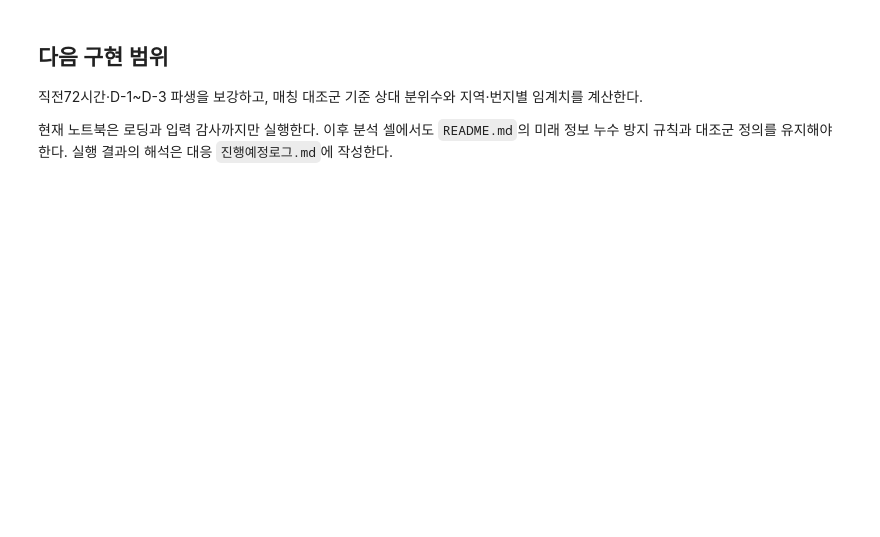
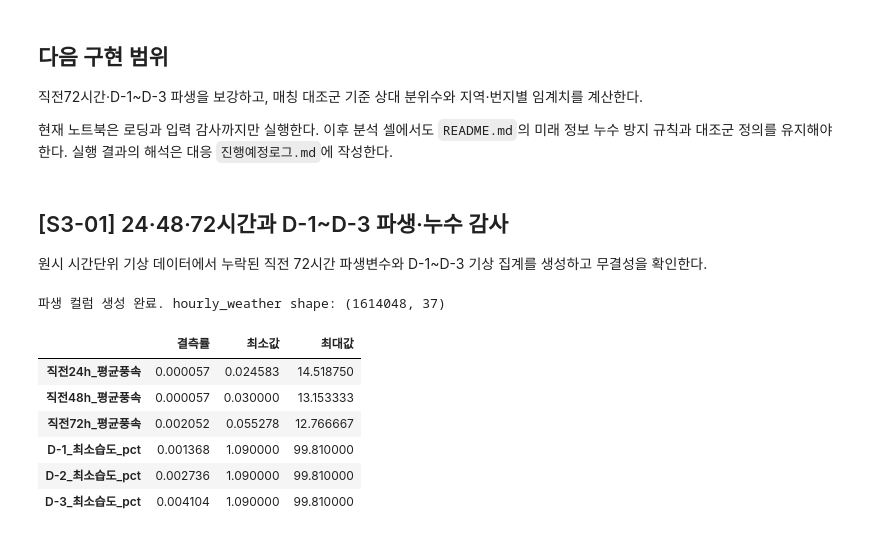
Before and after one commit to Max-JI64/farm-system-public-02, a Jupyter notebook: jsw/강원_재_EDA/Step3_산불발생_선행기상및국지임계치_심화분석.ipynb, the cells around one changed output. Drawn from its saved outputs; the diff is of its cells as text; code cells hidden in the pictures; blank space fills up the shorter version.

```diff
--- a/jsw/강원_재_EDA/Step3_산불발생_선행기상및국지임계치_심화분석.ipynb
+++ b/jsw/강원_재_EDA/Step3_산불발생_선행기상및국지임계치_심화분석.ipynb
@@ -142,3 +207,72 @@ display(frame_inventory(loaded_frames))
 현재 노트북은 로딩과 입력 감사까지만 실행한다. 이후 분석 셀에서도
 `README.md`의 미래 정보 누수 방지 규칙과 대조군 정의를 유지해야 한다.
 실행 결과의 해석은 대응 `진행예정로그.md`에 작성한다.
+# %% [markdown]
+## [S3-01] 24·48·72시간과 D-1~D-3 파생·누수 감사
+원시 시간단위 기상 데이터에서 누락된 직전 72시간 파생변수와 D-1~D-3 기상 집계를 생성하고 무결성을 확인한다.
+# %%
+import pandas as pd
+import numpy as np
+
+raw_hourly = load_hourly_weather(derived=False)
+raw_hourly = raw_hourly.sort_values(['기상셀ID', '일시']).reset_index(drop=True)
+
+gb = raw_hourly.groupby('기상셀ID')
+raw_hourly['직전72h_평균풍속'] = gb['풍속_m_s'].transform(lambda x: x.shift(1).rolling(72, min_periods=36).mean())
+raw_hourly['직전72h_최대풍속'] = gb['풍속_m_s'].transform(lambda x: x.shift(1).rolling(72, min_periods=36).max())
+raw_hourly['직전72h_평균습도'] = gb['습도_pct'].transform(lambda x: x.shift(1).rolling(72, min_periods=36).mean())
+raw_hourly['직전72h_최소습도'] = gb['습도_pct'].transform(lambda x: x.shift(1).rolling(72, min_periods=36).min())
+raw_hourly['직전72h_강수량합'] = gb['강수량_mm'].transform(lambda x: x.shift(1).rolling(72, min_periods=36).sum())
+
+raw_hourly['날짜'] = raw_hourly['일시'].dt.floor('D')
+daily = raw_hourly.groupby(['기상셀ID', '날짜']).agg(
+    평균습도_pct=('습도_pct', 'mean'),
+    최소습도_pct=('습도_pct', 'min'),
+    강수량합_mm=('강수량_mm', 'sum')
+).reset_index()
+
+for d, suffix in [(1, 'D-1'), (2, 'D-2'), (3, 'D-3')]:
+    daily_d = daily.copy()
+    daily_d['target_date'] = daily_d['날짜'] + pd.Timedelta(days=d)
+    daily_d = daily_d.drop(columns=['날짜'])
+    daily_d.columns = ['기상셀ID'] + [f'{suffix}_{c}' for c in daily_d.columns[1:-1]] + ['날짜']
+    raw_hourly = raw_hourly.merge(daily_d, on=['기상셀ID', '날짜'], how='left')
+
+raw_hourly = raw_hourly.drop(columns=['날짜'])
+
+to_add = ['직전72h_평균풍속', '직전72h_최대풍속', '직전72h_평균습도', '직전72h_최소습도', '직전72h_강수량합',
+          'D-2_평균습도_pct', 'D-2_강수량합_mm', 'D-3_평균습도_pct', 'D-3_강수량합_mm']
+if 'D-1_평균습도_pct' not in hourly_weather.columns:
+    to_add += ['D-1_평균습도_pct', 'D-1_최소습도_pct', 'D-1_강수량합_mm']
+
+hourly_weather = hourly_weather.merge(
+    raw_hourly[['기상셀ID', '일시'] + to_add],
+    on=['기상셀ID', '일시'],
+    how='left'
+)
+print("파생 컬럼 생성 완료. hourly_weather shape:", hourly_weather.shape)
+# %% [output]
+파생 컬럼 생성 완료. hourly_weather shape: (1614048, 37)
+# %%
+import os
+os.makedirs('outputs/Step3/tables', exist_ok=True)
+os.makedirs('outputs/Step3/plots', exist_ok=True)
+
+audit_cols = [
+    '직전24h_평균풍속', '직전48h_평균풍속', '직전72h_평균풍속',
+    'D-1_최소습도_pct', 'D-2_최소습도_pct', 'D-3_최소습도_pct'
+]
+audit_df = hourly_weather[audit_cols].isna().mean().rename("결측률").to_frame()
+audit_df['최소값'] = hourly_weather[audit_cols].min()
+audit_df['최대값'] = hourly_weather[audit_cols].max()
+
+audit_df.to_csv('outputs/Step3/tables/S3-01_derived_audit.csv')
+display(audit_df)
+# %% [output]
+|  | 결측률 | 최소값 | 최대값 |
+| 직전24h_평균풍속 | 0.000057 | 0.024583 | 14.518750 |
+| 직전48h_평균풍속 | 0.000057 | 0.030000 | 13.153333 |
+| 직전72h_평균풍속 | 0.002052 | 0.055278 | 12.766667 |
+| D-1_최소습도_pct | 0.001368 | 1.090000 | 99.810000 |
+| D-2_최소습도_pct | 0.002736 | 1.090000 | 99.810000 |
+| D-3_최소습도_pct | 0.004104 | 1.090000 | 99.810000 |
```
Also changed, not shown: parts of 9 cells of this notebook, 6 other files.
